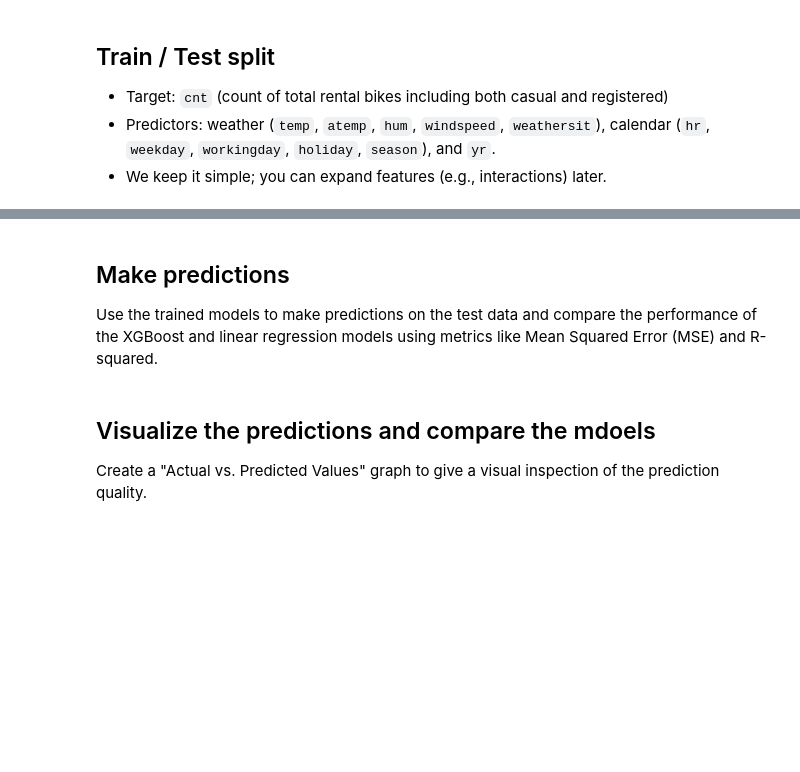
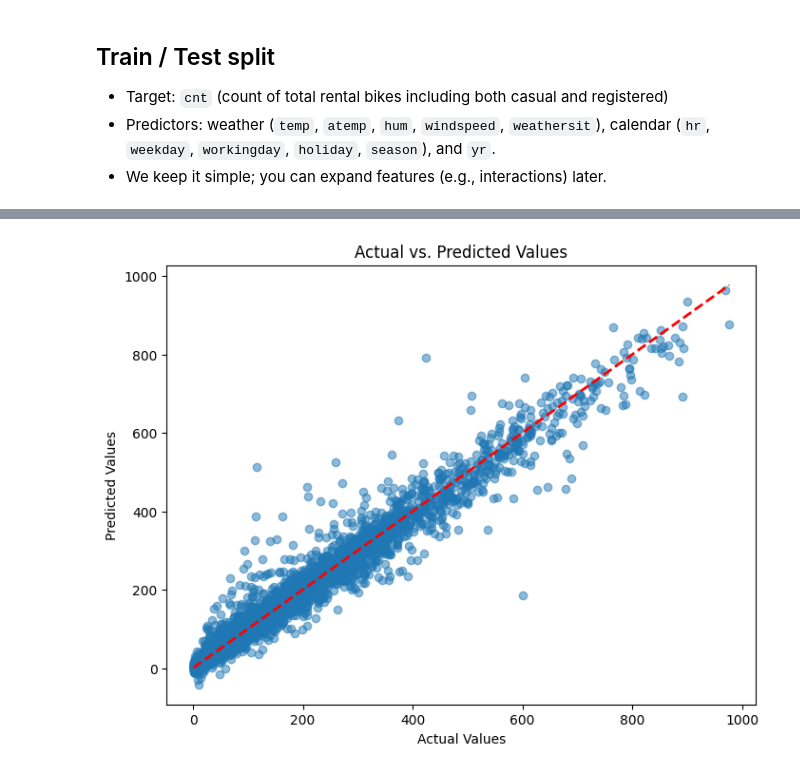
Before and after one commit to philipkling/AH2179_course_labs, a Jupyter notebook: Exercise_2_regression_model/Assignment_1_Regression_model.ipynb, the cells around one changed output, grey strips where cells are left out. Saved outputs shown, nothing was run; the diff lists cells and outputs as text; code cells hidden in the pictures; blank space fills up the shorter version.

```diff
--- a/Exercise_2_regression_model/Assignment_1_Regression_model.ipynb
+++ b/Exercise_2_regression_model/Assignment_1_Regression_model.ipynb
@@ -165,4 +179,0 @@ Best Score: 0.5125658834406476
-# %%
-# Create an SVR model with the best parameters from the grid search
-best_svr = SVR(kernel=best_params['kernel'], C=best_params['C'], epsilon=best_params['epsilon'])
-best_svr.fit(X_train, y_train)
@@ -171 +180,15 @@ SVR(C=10, epsilon=10)
+# %%
+# create model instance
+xgb = XGBRegressor(n_estimators = best_params['n_estimators'],
+                   max_depth = best_params['max_depth'],
+                   learning_rate = best_params['learning_rate'],
+                   subsample = best_params['subsample'],
+                   random_state=42
+)
+
+# fit model
+xgb.fit(X_train, y_train)
+
+# make predictions
+y_pred_xgb = xgb.predict(X_test)
 # %%
@@ -190,3 +205,0 @@ Now, create an XGBoost and linear regression model using the best parameters and
-# %% [markdown]
-## Make predictions
-Use the trained models to make predictions on the test data and compare the performance of the XGBoost and linear regression models using metrics like Mean Squared Error (MSE) and R-squared.
@@ -195,3 +205,0 @@ Use the trained models to make predictions on the test data and compare the perf
-# %% [markdown]
-## Visualize the predictions and compare the mdoels
-Create a "Actual vs. Predicted Values" graph to give a visual inspection of the prediction quality.
@@ -199,0 +206,20 @@ Create a "Actual vs. Predicted Values" graph to give a visual inspection of the
+# %%
+# y_test contains the actual target values for the test dataset
+# y_pred contains the predicted values for the test dataset
+
+# Create a scatter plot to visualize the relationship
+plt.figure(figsize=(8, 6))
+plt.scatter(y_test, y_pred_xgb, alpha=0.5)  # Plot actual vs. predicted values
+
+# Add labels and title
+plt.xlabel("Actual Values")
+plt.ylabel("Predicted Values")
+plt.title("Actual vs. Predicted Values")
+
+# Add a diagonal line for reference (perfect predictions)
+plt.plot([min(y_test), max(y_test)], [min(y_test), max(y_test)], linestyle='--', color='red', lw=2)
+
+# Show the plot
+plt.show()
+# %% [output]
+[figure, added]
```
Also changed, not shown: parts of 18 cells of this notebook.
